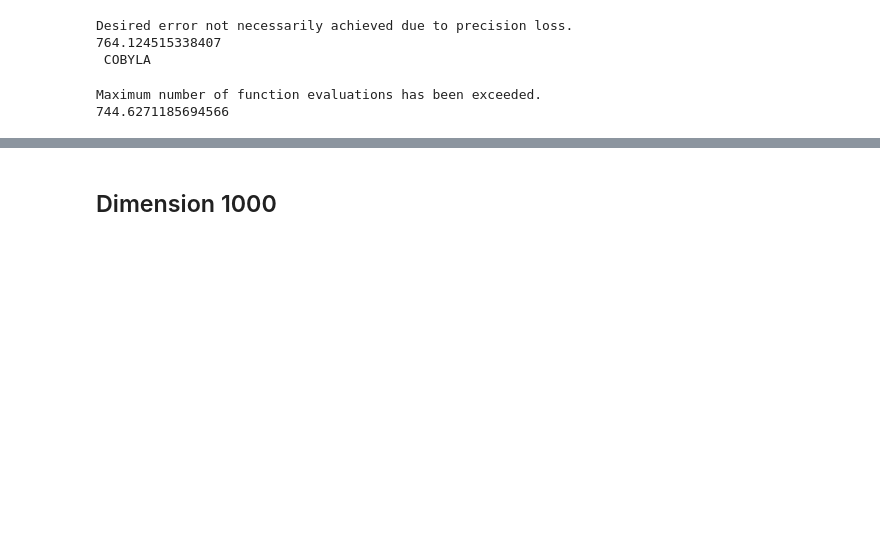
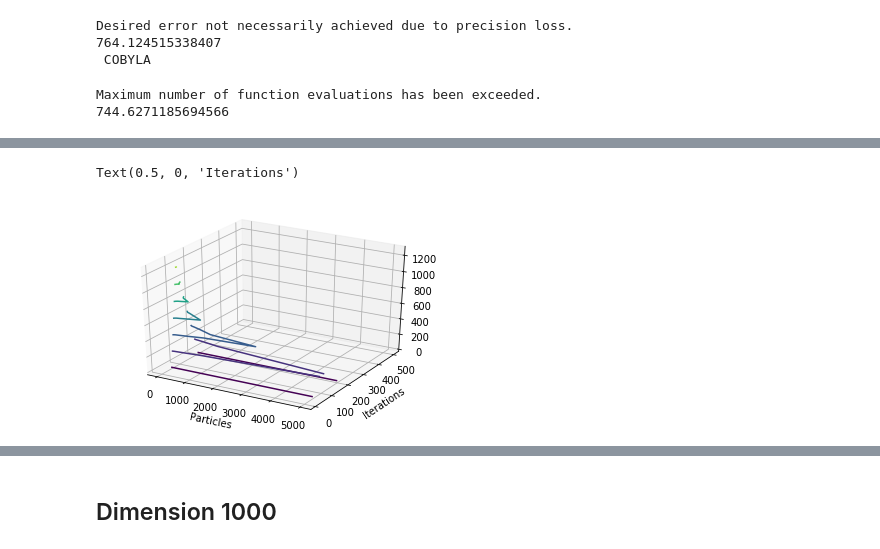
Before and after one commit to aalp75/PSO-Particle-Swarm-Optimization-, a Jupyter notebook: Main.ipynb, the cells around one changed output, grey strips where cells are left out. Drawn from its saved outputs; the diff is of its cells as text; code cells hidden in the pictures; blank space fills up the shorter version.

```diff
--- a/Main.ipynb
+++ b/Main.ipynb
@@ -372,0 +672,14 @@ Maximum number of function evaluations has been exceeded.
+# %%
+x = np.array([[10,20,30,50,100,200,300,500]])
+y = np.array([10,20,30,50,100,200,300,500])
+# %%
+fig = plt.figure()
+ax = plt.axes(projection='3d')
+X, Y = np.meshgrid(y, x)
+ax.contour3D(X, Y, cross_val)
+ax.set_xlabel('Particles')
+ax.set_ylabel('Iterations')
+#ax.set_zlabel('z');
+# %% [output]
+Text(0.5, 0, 'Iterations')
+[figure, added]
```
Also changed, not shown: parts of 96 cells of this notebook.
